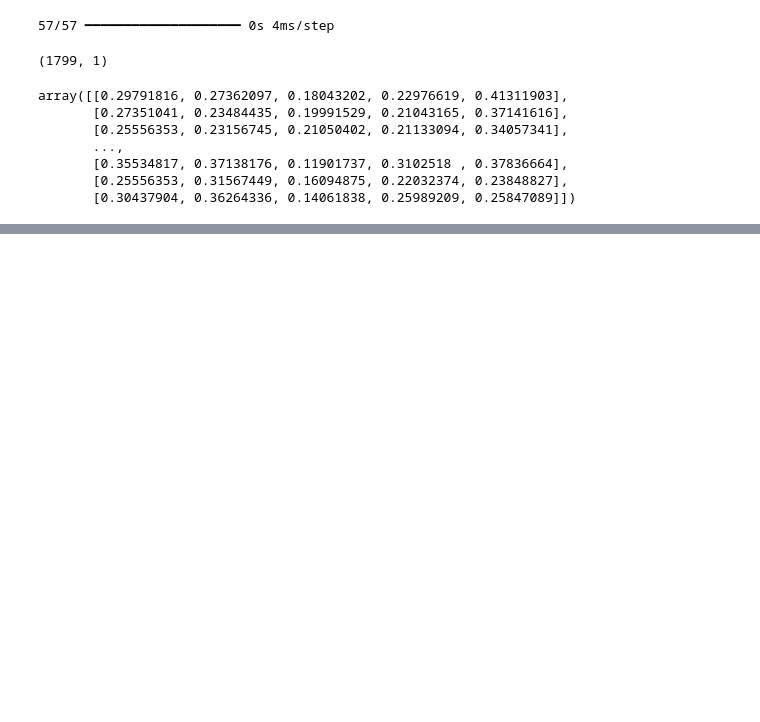
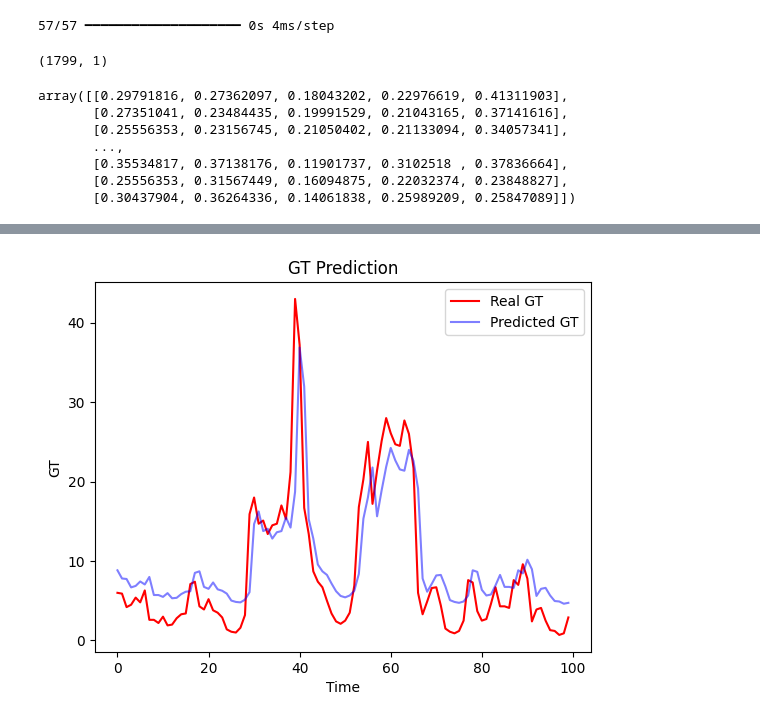
Before and after one commit to lavo2/ISPR-Midterms, a Jupyter notebook: 3/midterm3.ipynb, the cells around one changed output, grey strips where cells are left out. Drawn from its saved outputs; the diff is of its cells as text; code cells hidden in the pictures; blank space fills up the shorter version.

```diff
--- a/3/midterm3.ipynb
+++ b/3/midterm3.ipynb
@@ -350,0 +379,12 @@ plt.show()
+# %%
+# plot the data
+plt.plot(y_test[:100], color = 'red', label = 'Real GT')
+plt.plot(predict2[:100], color = 'blue', label = 'Predicted GT', alpha=0.5)
+plt.title('GT Prediction')
+
+plt.xlabel('Time')
+plt.ylabel('GT')
+plt.legend()
+plt.show()
+# %% [output]
+[figure, added]
```
Also changed, not shown: parts of 26 cells of this notebook.
